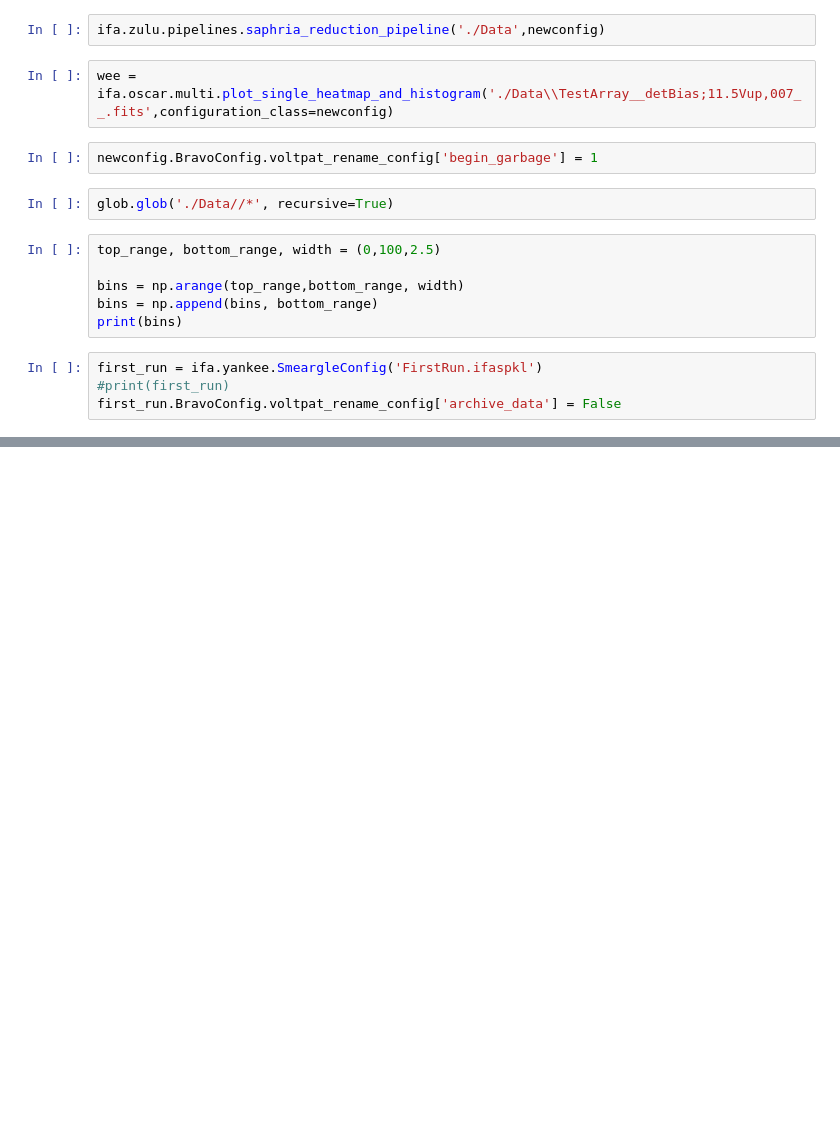
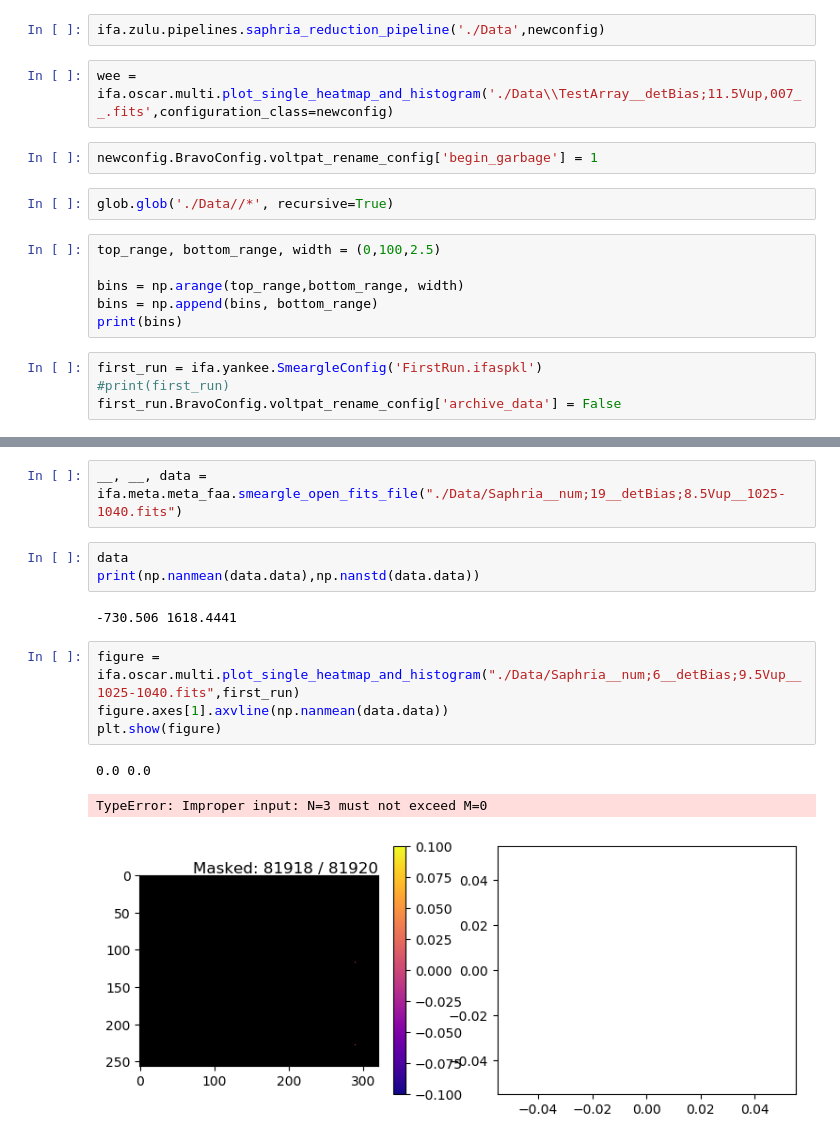
Before and after one commit to psmd-iberutaru/IfA-Smeargle, a Jupyter notebook: Testing.ipynb, the cells around one changed output, grey strips where cells are left out. Drawn from its saved outputs; the diff is of its cells as text; blank space fills up the shorter version.

```diff
--- a/Testing.ipynb
+++ b/Testing.ipynb
@@ -62,0 +75,15 @@ ifa.zulu.pipelines.SA201907281826_reduction_pipeline('./Data',first_run)
+# %%
+__, __, data = ifa.meta.meta_faa.smeargle_open_fits_file("./Data/Saphria__num;19__detBias;8.5Vup__1025-1040.fits")
+# %%
+data
+print(np.nanmean(data.data),np.nanstd(data.data))
+# %% [output]
+-730.506 1618.4441
+# %%
+figure = ifa.oscar.multi.plot_single_heatmap_and_histogram("./Data/Saphria__num;6__detBias;9.5Vup__1025-1040.fits",first_run)
+figure.axes[1].axvline(np.nanmean(data.data))
+plt.show(figure)
+# %% [output]
+0.0 0.0
+TypeError: Improper input: N=3 must not exceed M=0
+[figure, added]
```
Also changed, not shown: parts of 1 cell of this notebook, 8 other files.
